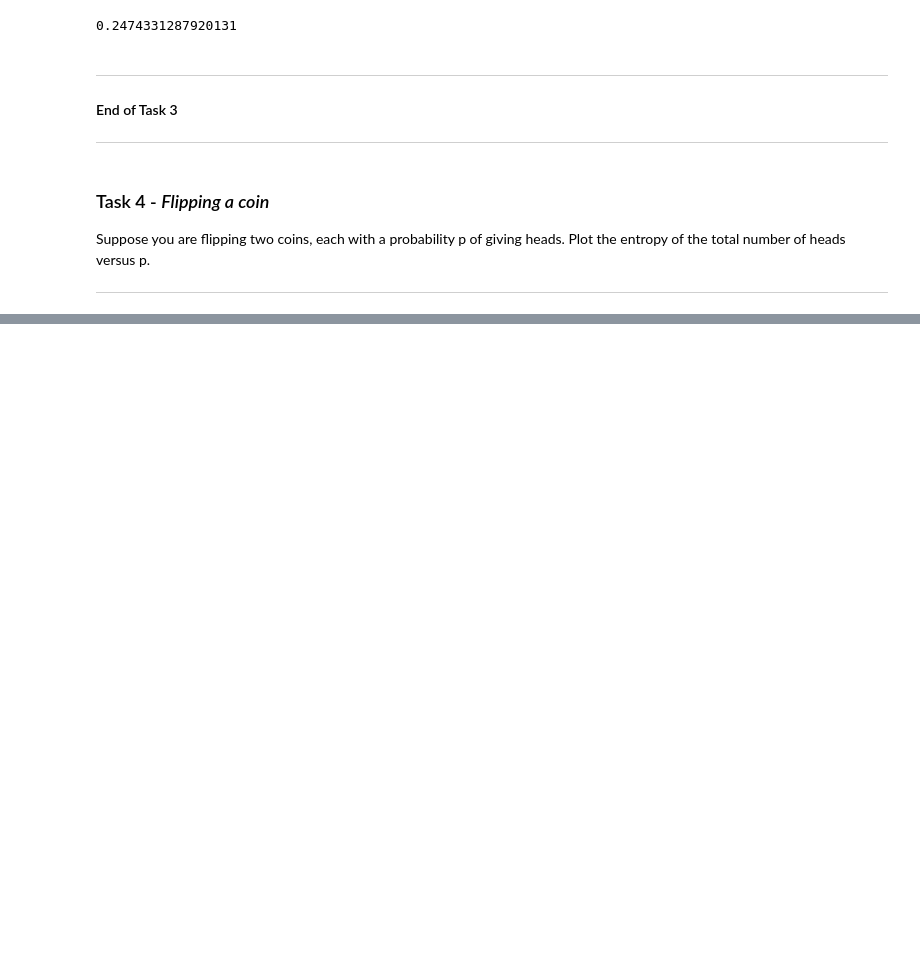
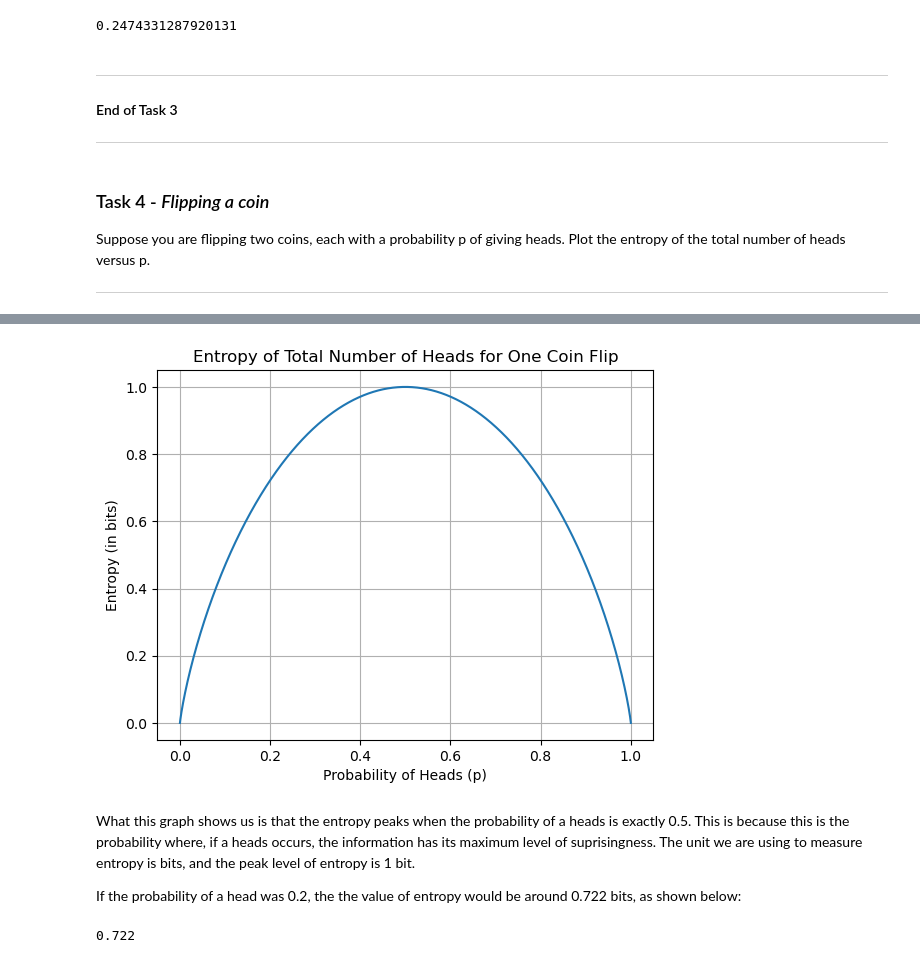
Before and after one commit to jmce22/fund_data, a Jupyter notebook: tasks.ipynb, the cells around one changed output, grey strips where cells are left out. Saved outputs shown, nothing was run; the diff lists cells and outputs as text; code cells hidden in the pictures; blank space fills up the shorter version.

```diff
--- a/tasks.ipynb
+++ b/tasks.ipynb
@@ -715,0 +734,26 @@ Suppose you are flipping two coins, each with a probability p of giving heads. P
+# %%
+import matplotlib.pyplot as plt
+import numpy as np
+
+def H(p):
+    return -(1 - p) * np.log2(1.0 - p) - p * np.log2(p)
+
+# Create 10001 evenly spaced values for probability between 0 and 1, but not zero or 1 exactly, as I want to avoid having to divide a log by zero
+p = np.linspace(0.00000000001, 0.99999999999, 10001)
+
+plt.plot(p, H(p))
+plt.xlabel('Probability of Heads (p)')
+plt.ylabel('Entropy (in bits)')
+plt.title('Entropy of Total Number of Heads for One Coin Flip')
+plt.grid(True)
+plt.show()
+# %% [output]
+[figure, added]
+# %% [markdown]
+What this graph shows us is that the entropy peaks when the probability of a heads is exactly 0.5. This is because this is the probability where, if a heads occurs, the information has its maximum level of suprisingness. The unit we are using to measure entropy is bits, and the peak level of entropy is 1 bit.
+
+If the probability of a head was 0.2, the the value of entropy would be around 0.722 bits, as shown below:
+# %%
+print(round(H(0.2), 3))
+# %% [output]
+0.722
```
Also changed, not shown: parts of 9 cells of this notebook.
